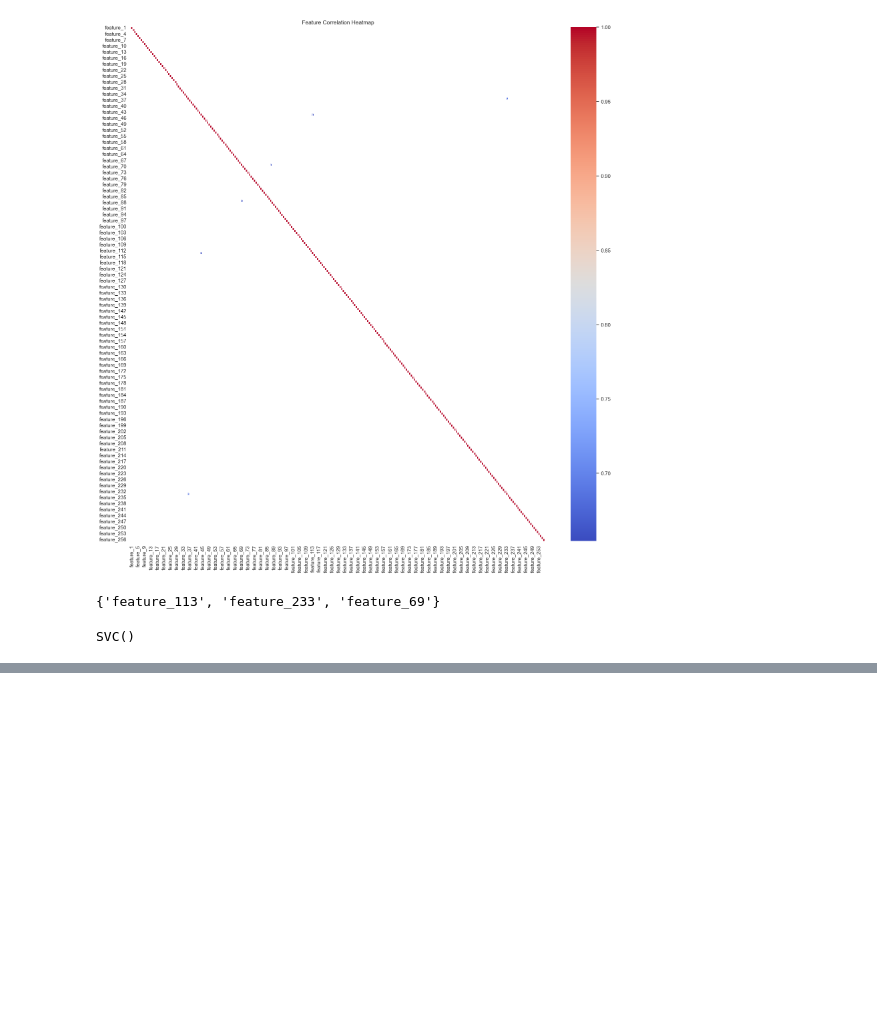
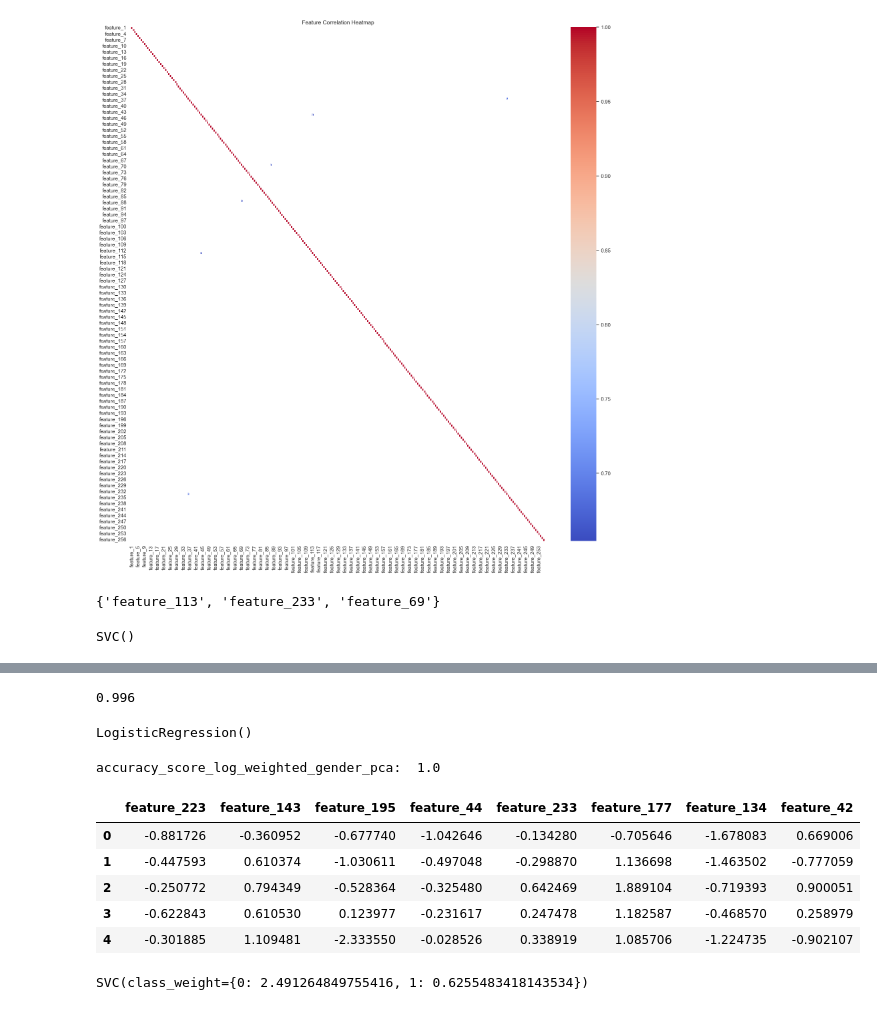
Before and after one commit to Tharusha-Lekamge/CS4622-ML-Labs, a Jupyter notebook: Lab01-Feature-Engineering/src/lab01.ipynb, the cells around one changed output, grey strips where cells are left out. Drawn from its saved outputs; the diff is of its cells as text; code cells hidden in the pictures; blank space fills up the shorter version.

```diff
--- a/Lab01-Feature-Engineering/src/lab01.ipynb
+++ b/Lab01-Feature-Engineering/src/lab01.ipynb
@@ -830,0 +1251,18 @@ Precision, Recall and F1 Score: (0.9904474312874714, 0.9832683906417269, 0.98654
+# %%
+# with 0.95
+gender_pca = PCA(n_components=8, svd_solver="full")
+
+gender_pca.fit(gender_x_train_cat)
+gender_n_components = gender_pca.components_.shape[0]
+
+
+gender_x_train_pca = pd.DataFrame(
+    gender_pca.transform(gender_x_train_cat),
+    columns=["feature_pca_gender" + str(i)
+             for i in range(1, gender_n_components + 1)],
+)
+gender_x_valid_pca = pd.DataFrame(
+    gender_pca.transform(gender_x_valid_cat),
+    columns=["feature_pca_gender" + str(i)
+             for i in range(1, gender_n_components + 1)],
+)
@@ -830,0 +1275,3 @@ Precision, Recall and F1 Score: (0.9904474312874714, 0.9832683906417269, 0.98654
+# %%
+svc_model_weights_pca = SVC(class_weight={0: class_weights[0], 1: class_weights[1]})
+svc_model_weights_pca.fit(gender_x_train_pca, gender_y_train_cat_encoded)
@@ -830,0 +1315,4 @@ Precision, Recall and F1 Score: (0.9904474312874714, 0.9832683906417269, 0.98654
+# %%
+accuracy_score(y_pred_svc_weighted_gender_pca_test, y_pred_svc_initial_gender_test)
+# %% [output]
+0.996
@@ -830,0 +1328,43 @@ Precision, Recall and F1 Score: (0.9904474312874714, 0.9832683906417269, 0.98654
+# %%
+# Train a logistic regression model
+
+from sklearn.linear_model import LogisticRegression
+
+logistic_model = LogisticRegression()
+
+logistic_model.fit(gender_x_train_cat, gender_y_train_cat_encoded)
+# %% [output]
+LogisticRegression()
+# %%
+# Make predictions on the test data
+y_pred_log_weighted_gender_pca = logistic_model.predict(gender_x_valid_cat)
+# get accuracy score
+accuracy_score_log_weighted_gender_pca = accuracy_score(
+    gender_y_valid_cat_encoded, y_pred_log_weighted_gender_pca
+)
+print(
+    "accuracy_score_log_weighted_gender_pca: ", accuracy_score_log_weighted_gender_pca
+)
+# %% [output]
+accuracy_score_log_weighted_gender_pca:  1.0
+# %%
+# get coefficients from the model
+coefficients = logistic_model.coef_[0]
+feature_names = gender_x_train_cat.columns.tolist()
+# get the 10 most important features
+sorted_indices = np.argsort(np.abs(coefficients))[::-1]
+
+# Step 3: Select Top Features
+top_feature_indices = sorted_indices[:8]  # Select the top 10 features
+top_feature_names = [feature_names[idx] for idx in top_feature_indices]
+
+new_dataset_gender = gender_x_train_cat.copy()[top_feature_names]
+# %%
+new_dataset_gender.head(5)
+# %% [output]
+|  | feature_223 | feature_143 | feature_195 | feature_44 | feature_233 | feature_177 | feature_134 | feature_42 |
+| 0 | -0.881726 | -0.360952 | -0.677740 | -1.042646 | -0.134280 | -0.705646 | -1.678083 | 0.669006 |
+| 1 | -0.447593 | 0.610374 | -1.030611 | -0.497048 | -0.298870 | 1.136698 | -1.463502 | -0.777059 |
+| 2 | -0.250772 | 0.794349 | -0.528364 | -0.325480 | 0.642469 | 1.889104 | -0.719393 | 0.900051 |
+| 3 | -0.622843 | 0.610530 | 0.123977 | -0.231617 | 0.247478 | 1.182587 | -0.468570 | 0.258979 |
+| 4 | -0.301885 | 1.109481 | -2.333550 | -0.028526 | 0.338919 | 1.085706 | -1.224735 | -0.902107 |
@@ -830,0 +1373,8 @@ Precision, Recall and F1 Score: (0.9904474312874714, 0.9832683906417269, 0.98654
+# %%
+svc_model_weights_importance = SVC(
+    class_weight={0: class_weights[0], 1: class_weights[1]}
+)
+svc_model_weights_importance.fit(
+    new_dataset_gender, gender_y_train_cat_encoded)
+# %% [output]
+SVC(class_weight={0: 2.491264849755416, 1: 0.6255483418143534})
```
Also changed, not shown: parts of 64 cells of this notebook, 3 other files.
